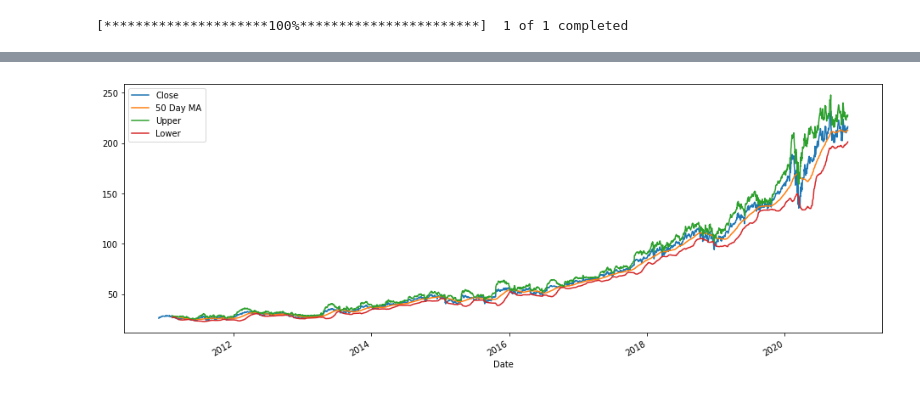
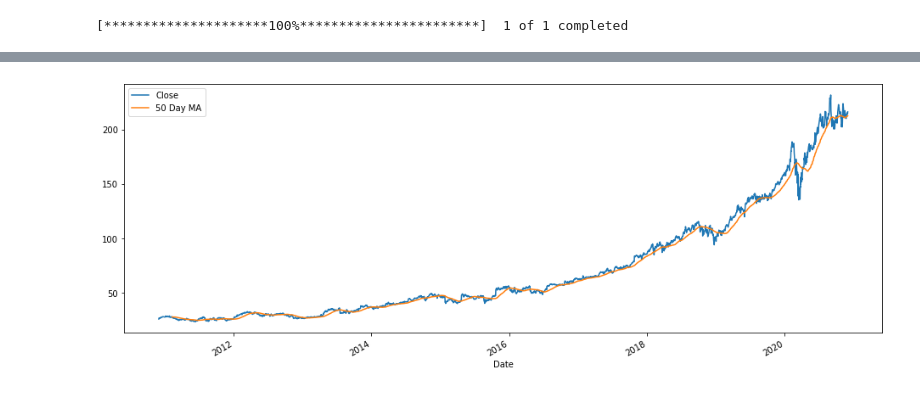
Before and after one commit to khao2393/machine-learning-project, a Jupyter notebook: Kevin.ipynb, the cells around one changed output, grey strips where cells are left out. Drawn from its saved outputs; the diff is of its cells as text; code cells hidden in the pictures.

```diff
--- a/Kevin.ipynb
+++ b/Kevin.ipynb
@@ -23,32 +24,32 @@ df['Daily Returns'] = df['Close'].pct_change()
 # %%
 # Bolllinger Analysis Bands
 
 #Close 50 MA
 
 df['50 Day MA'] = df['Close'].rolling(window = 50).mean()
 
 #Upper = 50 MA + 2*std(50 days)
 
 df['Upper'] = df['Close'] + 2*(df['Close'].rolling(50).std())
 
 #Lower = 50 MA - 2*std(50 days)
 
 df['Lower'] = df['50 Day MA'] - 2*(df['Close'].rolling(50).std())
 
 #Plot the Data
 
-df[['Close','50 Day MA','Upper','Lower']].plot(figsize = (16,6))
+df[['Close','50 Day MA']].plot(figsize = (16,6))
 
 df.head()
 # %% [output]
 |  | Open | High | Low | Close | Adj Close | Volume | Daily Returns | 50 Day MA | Upper | Lower |
 | Date |  |  |  |  |  |  |  |  |  |  |
 | 2010-12-01 | 25.570000 | 26.250000 | 25.559999 | 26.040001 | 20.703621 | 74123500 | NaN | NaN | NaN | NaN |
 | 2010-12-02 | 26.240000 | 26.980000 | 26.200001 | 26.889999 | 21.379427 | 91759200 | 0.032642 | NaN | NaN | NaN |
 | 2010-12-03 | 26.809999 | 27.059999 | 26.780001 | 27.020000 | 21.482788 | 52622000 | 0.004835 | NaN | NaN | NaN |
 | 2010-12-06 | 26.930000 | 26.980000 | 26.760000 | 26.840000 | 21.339668 | 36264200 | -0.006662 | NaN | NaN | NaN |
 | 2010-12-07 | 27.080000 | 27.129999 | 26.850000 | 26.870001 | 21.363522 | 57860500 | 0.001118 | NaN | NaN | NaN |
-[figure, old version]
+[figure, new version]
 # %%
 # New Trading Signals
 
```
Also changed, not shown: parts of 6 cells of this notebook, 2 other files.
